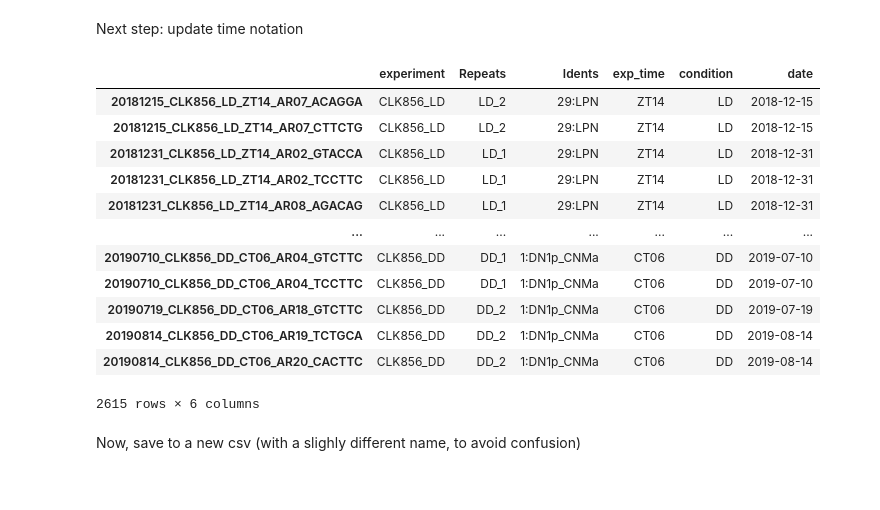
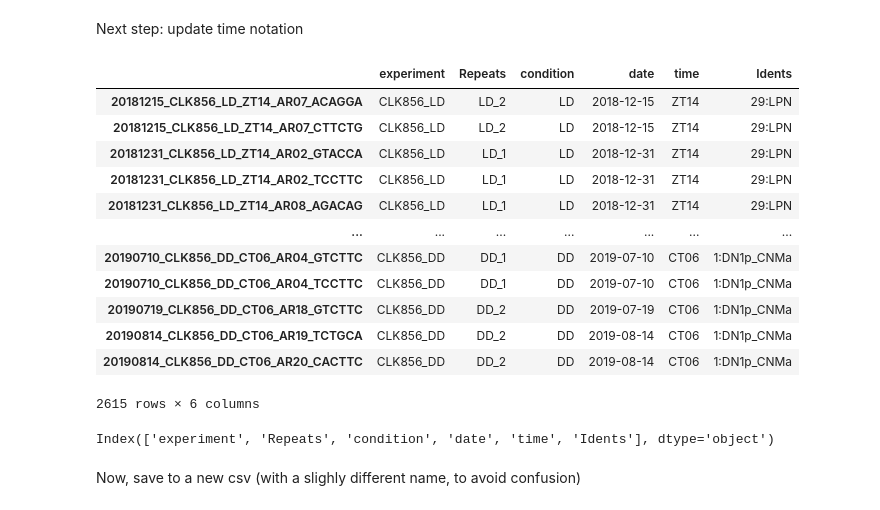
Before and after one commit to gonzagrau/circadian-drosophilia-viewer, a Jupyter notebook: tests_and_preprocessing/sanitize_annot.ipynb, the cells around one changed output. Saved outputs shown, nothing was run; the diff lists cells and outputs as text; code cells hidden in the pictures.

```diff
--- a/tests_and_preprocessing/sanitize_annot.ipynb
+++ b/tests_and_preprocessing/sanitize_annot.ipynb
@@ -76,26 +76,33 @@ new_annot_df
 # %% [markdown]
 Next step: update time notation
 # %%
-# new_annot_df = new_annot_df.drop(['time'], axis='columns')
+new_annot_df = new_annot_df.drop(['time'], axis='columns')
 indeces = new_annot_df.index.to_series()
-# new_annot_df['exp_time'] = indeces.map(get_time)
+new_annot_df['time'] = indeces.map(get_time)
 new_annot_df['condition'] = indeces.map(get_exp)
 new_annot_df['date'] = indeces.map(get_date)
+reorder = [col for col in new_annot_df.columns if col != 'Idents'] + ['Idents']
+new_annot_df = new_annot_df[reorder]
+
 new_annot_df
 # %% [output]
-|  | experiment | Repeats | Idents | exp_time | condition | date |
-| 20181215_CLK856_LD_ZT14_AR07_ACAGGA | CLK856_LD | LD_2 | 29:LPN | ZT14 | LD | 2018-12-15 |
-| 20181215_CLK856_LD_ZT14_AR07_CTTCTG | CLK856_LD | LD_2 | 29:LPN | ZT14 | LD | 2018-12-15 |
-| 20181231_CLK856_LD_ZT14_AR02_GTACCA | CLK856_LD | LD_1 | 29:LPN | ZT14 | LD | 2018-12-31 |
-| 20181231_CLK856_LD_ZT14_AR02_TCCTTC | CLK856_LD | LD_1 | 29:LPN | ZT14 | LD | 2018-12-31 |
-| 20181231_CLK856_LD_ZT14_AR08_AGACAG | CLK856_LD | LD_1 | 29:LPN | ZT14 | LD | 2018-12-31 |
+|  | experiment | Repeats | condition | date | time | Idents |
+| 20181215_CLK856_LD_ZT14_AR07_ACAGGA | CLK856_LD | LD_2 | LD | 2018-12-15 | ZT14 | 29:LPN |
+| 20181215_CLK856_LD_ZT14_AR07_CTTCTG | CLK856_LD | LD_2 | LD | 2018-12-15 | ZT14 | 29:LPN |
+| 20181231_CLK856_LD_ZT14_AR02_GTACCA | CLK856_LD | LD_1 | LD | 2018-12-31 | ZT14 | 29:LPN |
+| 20181231_CLK856_LD_ZT14_AR02_TCCTTC | CLK856_LD | LD_1 | LD | 2018-12-31 | ZT14 | 29:LPN |
+| 20181231_CLK856_LD_ZT14_AR08_AGACAG | CLK856_LD | LD_1 | LD | 2018-12-31 | ZT14 | 29:LPN |
 | ... | ... | ... | ... | ... | ... | ... |
-| 20190710_CLK856_DD_CT06_AR04_GTCTTC | CLK856_DD | DD_1 | 1:DN1p_CNMa | CT06 | DD | 2019-07-10 |
-| 20190710_CLK856_DD_CT06_AR04_TCCTTC | CLK856_DD | DD_1 | 1:DN1p_CNMa | CT06 | DD | 2019-07-10 |
-| 20190719_CLK856_DD_CT06_AR18_GTCTTC | CLK856_DD | DD_2 | 1:DN1p_CNMa | CT06 | DD | 2019-07-19 |
-| 20190814_CLK856_DD_CT06_AR19_TCTGCA | CLK856_DD | DD_2 | 1:DN1p_CNMa | CT06 | DD | 2019-08-14 |
-| 20190814_CLK856_DD_CT06_AR20_CACTTC | CLK856_DD | DD_2 | 1:DN1p_CNMa | CT06 | DD | 2019-08-14 |
+| 20190710_CLK856_DD_CT06_AR04_GTCTTC | CLK856_DD | DD_1 | DD | 2019-07-10 | CT06 | 1:DN1p_CNMa |
+| 20190710_CLK856_DD_CT06_AR04_TCCTTC | CLK856_DD | DD_1 | DD | 2019-07-10 | CT06 | 1:DN1p_CNMa |
+| 20190719_CLK856_DD_CT06_AR18_GTCTTC | CLK856_DD | DD_2 | DD | 2019-07-19 | CT06 | 1:DN1p_CNMa |
+| 20190814_CLK856_DD_CT06_AR19_TCTGCA | CLK856_DD | DD_2 | DD | 2019-08-14 | CT06 | 1:DN1p_CNMa |
+| 20190814_CLK856_DD_CT06_AR20_CACTTC | CLK856_DD | DD_2 | DD | 2019-08-14 | CT06 | 1:DN1p_CNMa |
 2615 rows × 6 columns
+# %%
+print(new_annot_df.columns)
+# %% [output]
+Index(['experiment', 'Repeats', 'condition', 'date', 'time', 'Idents'], dtype='object')
 # %% [markdown]
 Now, save to a new csv (with a slighly different name, to avoid confusion)
 # %%
```
Also changed, not shown: parts of 2 cells of this notebook, 10 other files.
